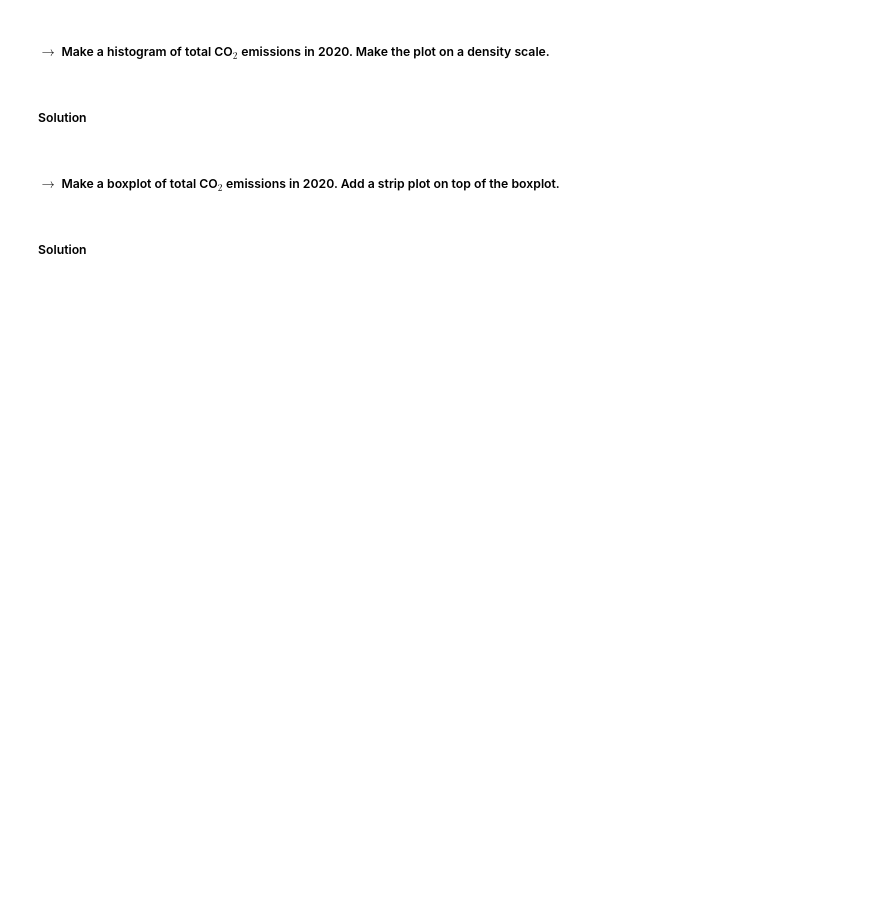
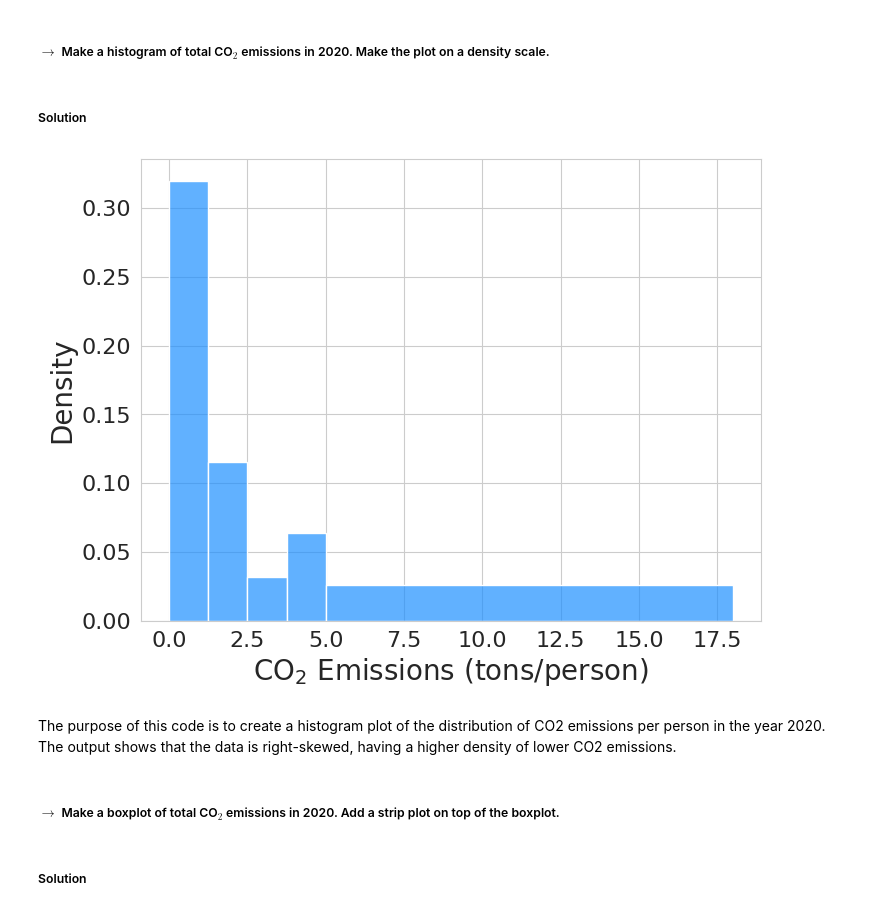
Before and after one commit to kiankhorrami/co2emissions, a Jupyter notebook: Kian_Khorrami_MATH_2315_Lab_1.ipynb, the cells around one changed output. Cells and saved outputs as stored; diff of their text form; code cells hidden in the pictures; blank space fills up the shorter version.

```diff
--- a/Kian_Khorrami_MATH_2315_Lab_1.ipynb
+++ b/Kian_Khorrami_MATH_2315_Lab_1.ipynb
@@ -50,2 +56,4 @@ non_countries = ['Africa', 'Africa (GCP)', 'Asia', 'Asia (GCP)', 'Asia (excl. Ch
 # %% [markdown]
 Remove the rows corresponding to the non-countries.
+# %%
+df = df.loc[df['country'].isin(non_countries) == False]
@@ -85,6 +159,16 @@ df.head()
 ##### $\rightarrow$ Make a histogram of total CO$_2$ emissions in 2020. Make the plot on a density scale.
 # %% [markdown]
 ##### Solution
+# %%
+plt.figure(figsize = (8,6))
+sns.histplot(data = df[df['year'] == 2020], x = 'co2', bins = np.r_[np.linspace(0, 5, 5), 18], color = 'dodgerblue', alpha = 0.7, stat = 'density')
+plt.ylabel('Density',fontsize = 20)
+plt.xlabel('CO$_2$ Emissions (tons/person)',fontsize = 20)
+plt.tick_params(labelsize = 16.);
+# %% [output]
+[figure, added]
+# %% [markdown]
+The purpose of this code is to create a histogram plot of the distribution of CO2 emissions per person in the year 2020. The output shows that the data is right-skewed, having a higher density of lower CO2 emissions.
 # %% [markdown]
 ##### $\rightarrow$ Make a boxplot of total CO$_2$ emissions in 2020. Add a strip plot on top of the boxplot.
 # %% [markdown]
```
Also changed, not shown: parts of 23 cells of this notebook.
